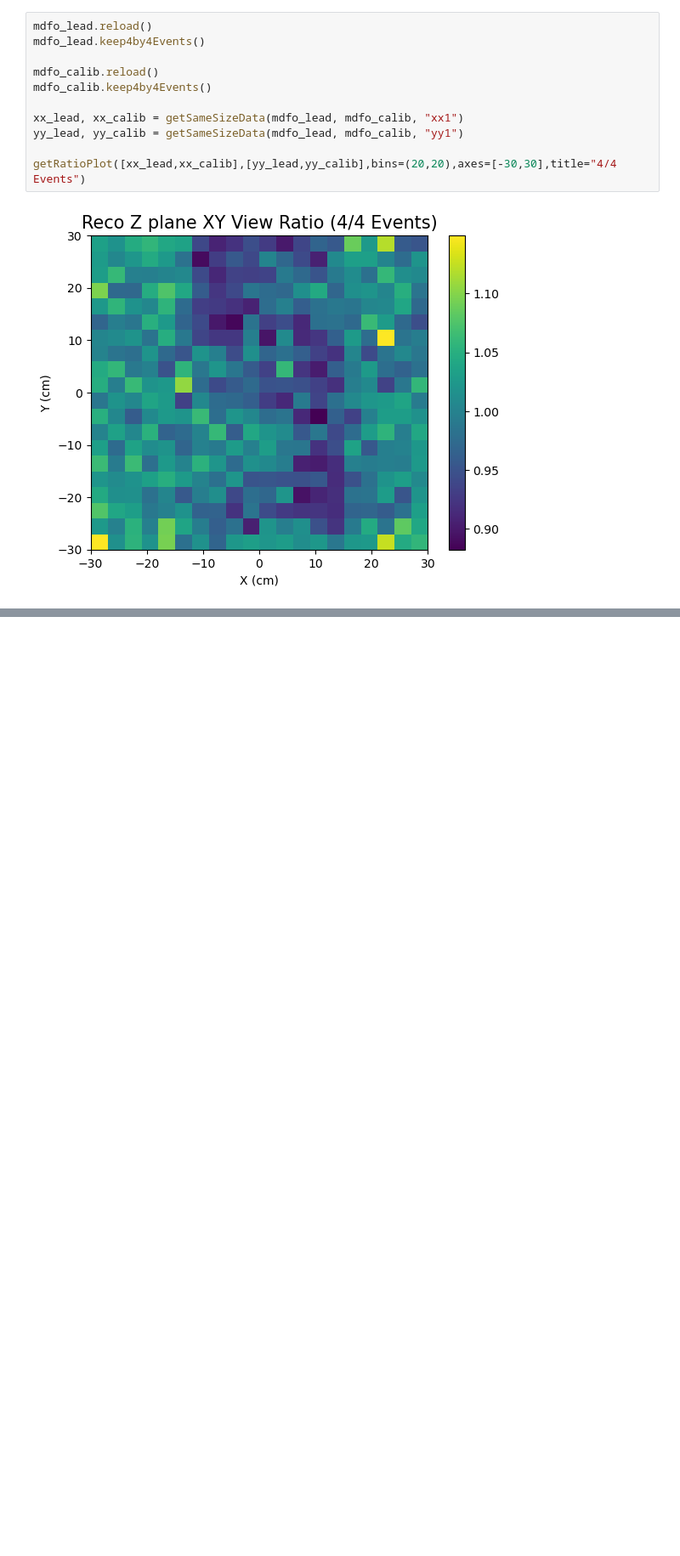
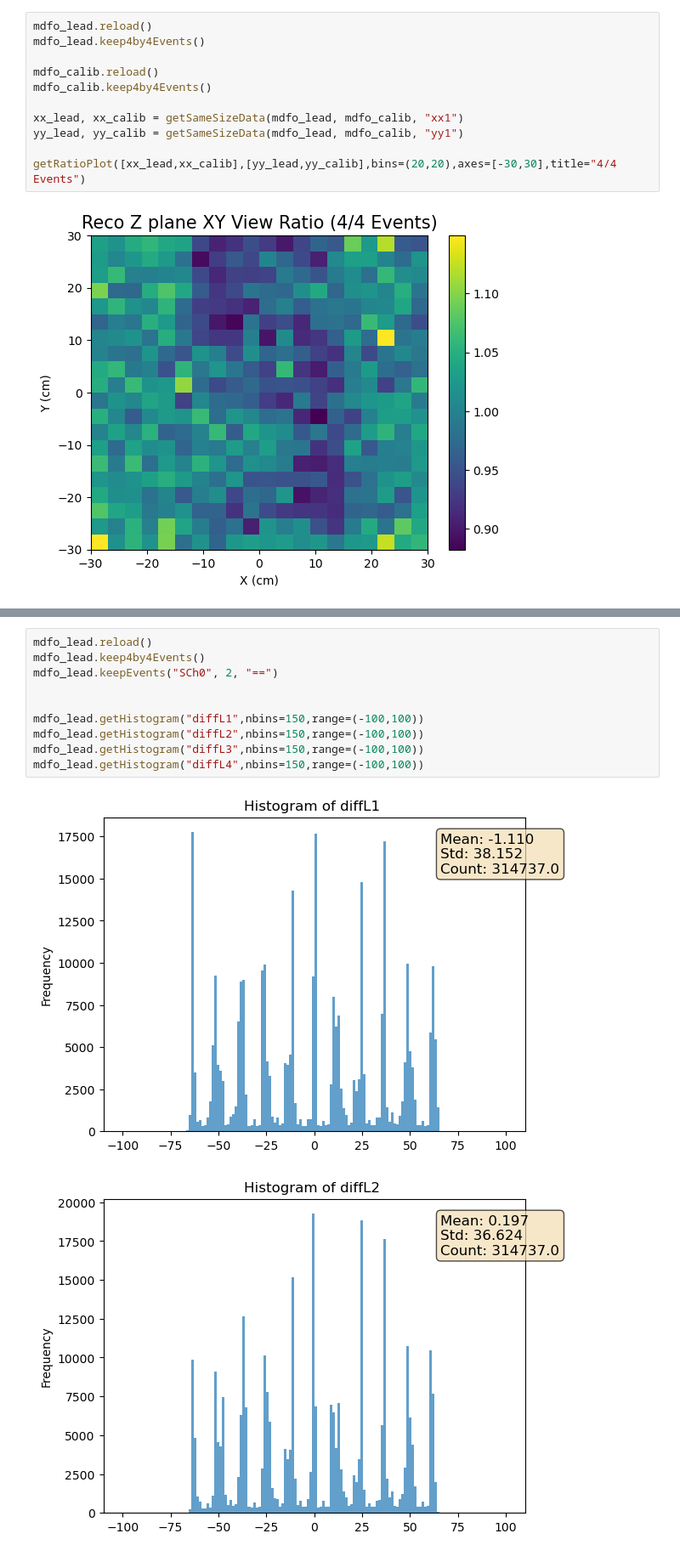
Before and after one commit to shanto268/CrateAnalysis, a Jupyter notebook: MysteryConfig.ipynb, the cells around one changed output, grey strips where cells are left out. Shown at 85% size. Drawn from its saved outputs; the diff is of its cells as text; blank space fills up the shorter version.

```diff
--- a/MysteryConfig.ipynb
+++ b/MysteryConfig.ipynb
@@ -255,0 +275,13 @@ getRatioPlot([xx_lead,xx_calib],[yy_lead,yy_calib],bins=(20,20),axes=[-30,30],ti
+# %%
+mdfo_lead.reload()
+mdfo_lead.keep4by4Events()
+mdfo_lead.keepEvents("SCh0", 2, "==")
+
+
+mdfo_lead.getHistogram("diffL1",nbins=150,range=(-100,100))
+mdfo_lead.getHistogram("diffL2",nbins=150,range=(-100,100))
+mdfo_lead.getHistogram("diffL3",nbins=150,range=(-100,100))
+mdfo_lead.getHistogram("diffL4",nbins=150,range=(-100,100))
+# %% [output]
+[figure, added]
+[figure, added]
```
Also changed, not shown: parts of 42 cells of this notebook, 2 other files.
